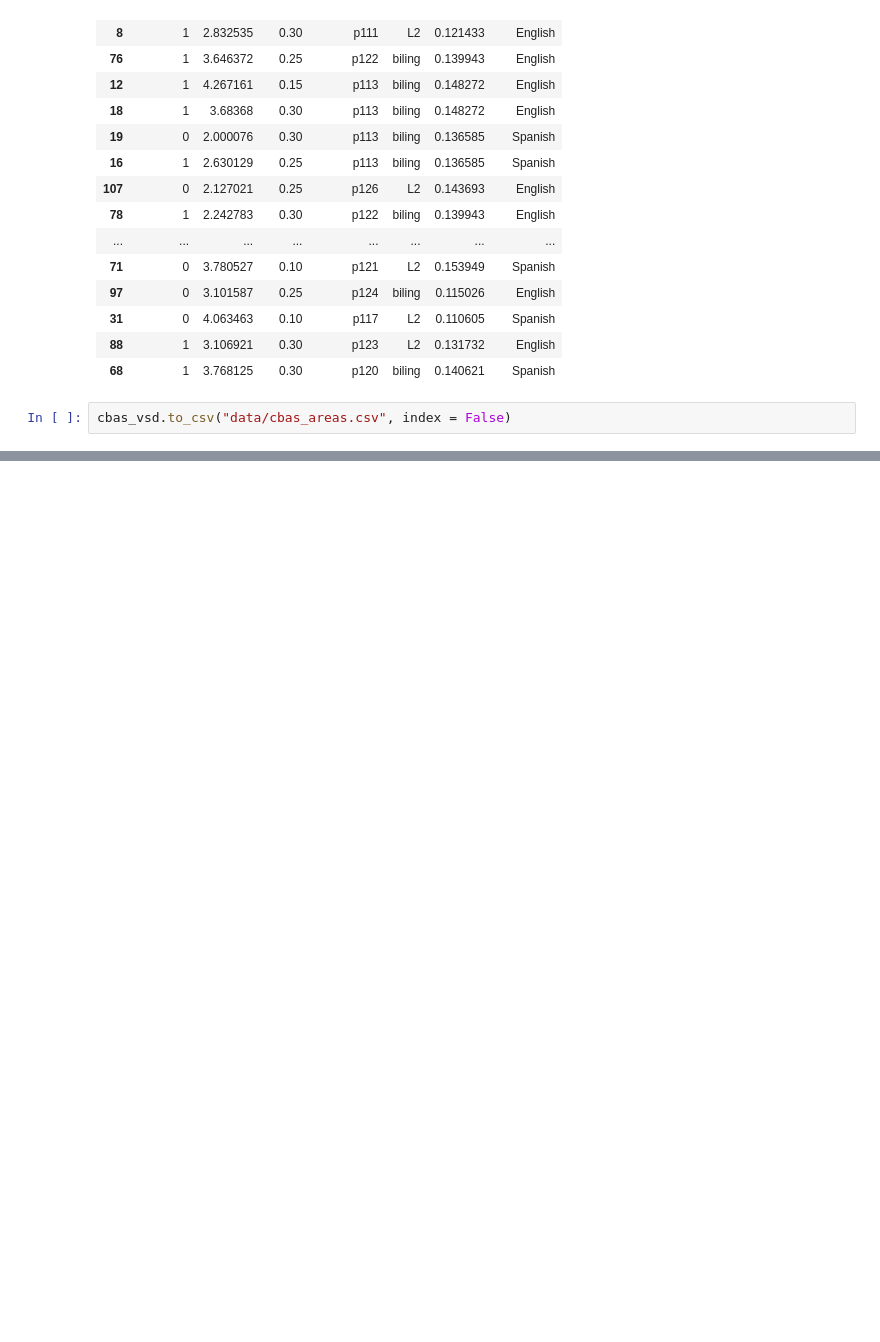
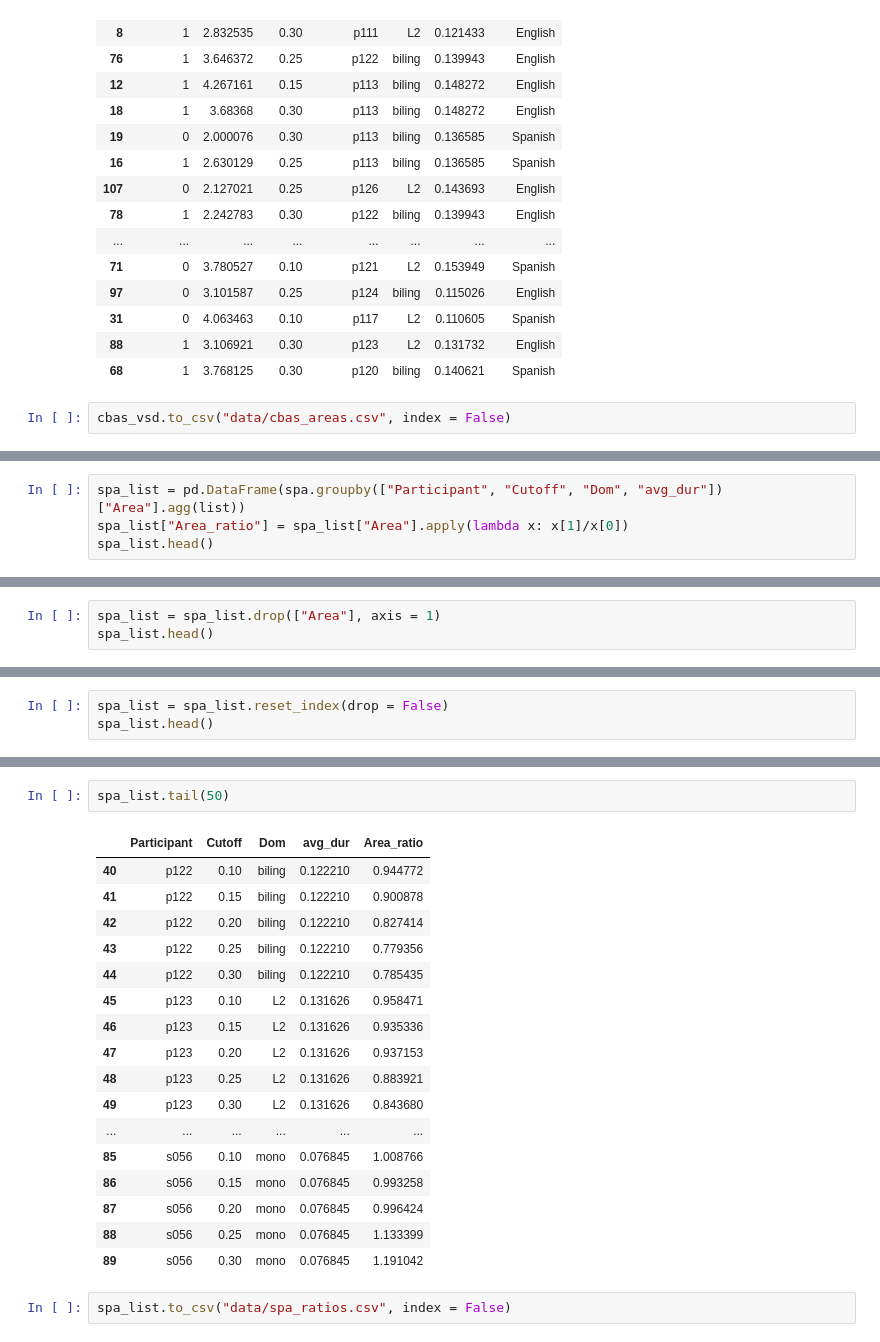
Before and after one commit to anniehelms/vsa_langdom, a Jupyter notebook: 04_vsd.ipynb, the cells around one changed output, grey strips where cells are left out. Drawn from its saved outputs; the diff is of its cells as text; blank space fills up the shorter version.

```diff
--- a/04_vsd.ipynb
+++ b/04_vsd.ipynb
@@ -345,0 +454,4 @@ cbas_vsd.to_csv("data/cbas_areas.csv", index = False)
+# %%
+spa_list = pd.DataFrame(spa.groupby(["Participant", "Cutoff", "Dom", "avg_dur"])["Area"].agg(list))
+spa_list["Area_ratio"] = spa_list["Area"].apply(lambda x: x[1]/x[0])
+spa_list.head()
@@ -345,0 +466,3 @@ cbas_vsd.to_csv("data/cbas_areas.csv", index = False)
+# %%
+spa_list = spa_list.drop(["Area"], axis = 1)
+spa_list.head()
@@ -345,0 +477,3 @@ cbas_vsd.to_csv("data/cbas_areas.csv", index = False)
+# %%
+spa_list = spa_list.reset_index(drop = False)
+spa_list.head()
@@ -345,0 +487,22 @@ cbas_vsd.to_csv("data/cbas_areas.csv", index = False)
+# %%
+spa_list.tail(50)
+# %% [output]
+|  | Participant | Cutoff | Dom | avg_dur | Area_ratio |
+| 40 | p122 | 0.10 | biling | 0.122210 | 0.944772 |
+| 41 | p122 | 0.15 | biling | 0.122210 | 0.900878 |
+| 42 | p122 | 0.20 | biling | 0.122210 | 0.827414 |
+| 43 | p122 | 0.25 | biling | 0.122210 | 0.779356 |
+| 44 | p122 | 0.30 | biling | 0.122210 | 0.785435 |
+| 45 | p123 | 0.10 | L2 | 0.131626 | 0.958471 |
+| 46 | p123 | 0.15 | L2 | 0.131626 | 0.935336 |
+| 47 | p123 | 0.20 | L2 | 0.131626 | 0.937153 |
+| 48 | p123 | 0.25 | L2 | 0.131626 | 0.883921 |
+| 49 | p123 | 0.30 | L2 | 0.131626 | 0.843680 |
+| ... | ... | ... | ... | ... | ... |
+| 85 | s056 | 0.10 | mono | 0.076845 | 1.008766 |
+| 86 | s056 | 0.15 | mono | 0.076845 | 0.993258 |
+| 87 | s056 | 0.20 | mono | 0.076845 | 0.996424 |
+| 88 | s056 | 0.25 | mono | 0.076845 | 1.133399 |
+| 89 | s056 | 0.30 | mono | 0.076845 | 1.191042 |
+# %%
+spa_list.to_csv("data/spa_ratios.csv", index = False)
```
Also changed, not shown: parts of 13 cells of this notebook, 30 other files.
